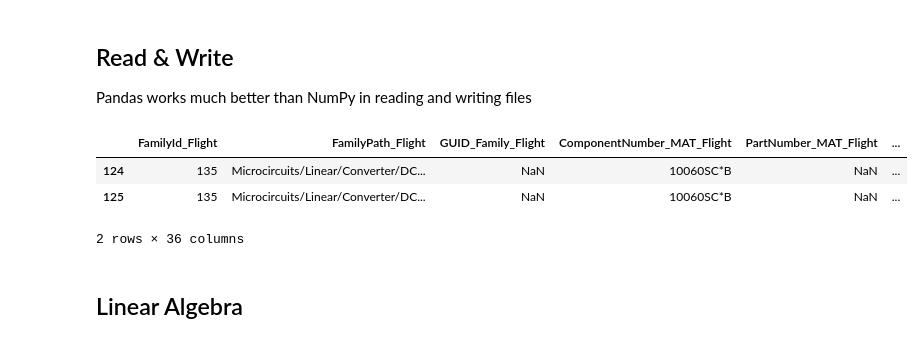
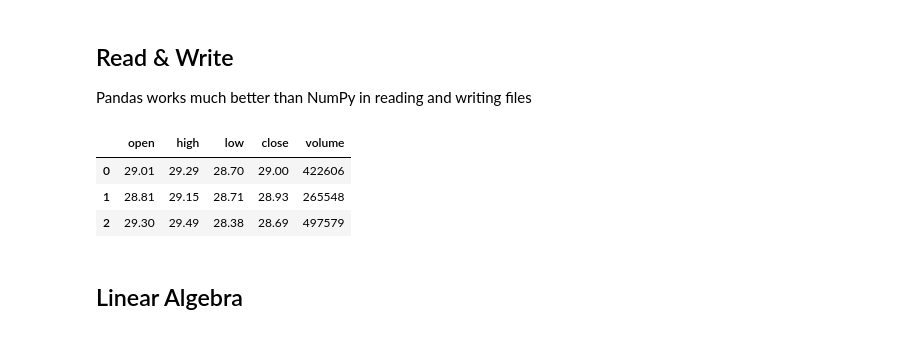
Before and after one commit to luigiselmi/datascience, a Jupyter notebook: python/scipy-numpy-cheat-sheet.ipynb, the cells around one changed output. Cells and saved outputs as stored; diff of their text form; code cells hidden in the pictures.

Commit message:
changed printed data

```diff
--- a/python/scipy-numpy-cheat-sheet.ipynb
+++ b/python/scipy-numpy-cheat-sheet.ipynb
@@ -112,14 +112,14 @@ print(recarray2.Strings) # prints all the values in column 'Strings'
 Pandas works much better than NumPy in reading and writing files
 # %%
 import pandas as pd
-path = 'data/sale-orders/version-2/ATN-Sales-Orders-v2-20170705-Sheet-1.csv'
+path = '../data/tui-dat.csv'
 df = pd.read_csv(path)
-df[124:126]
+df[0:3]
 # %% [output]
-|  | FamilyId_Flight | FamilyPath_Flight | GUID_Family_Flight | ComponentNumber_MAT_Flight | PartNumber_MAT_Flight | ... |
-| 124 | 135 | Microcircuits/Linear/Converter/DC... | NaN | 10060SC*B | NaN | ... |
-| 125 | 135 | Microcircuits/Linear/Converter/DC... | NaN | 10060SC*B | NaN | ... |
+|  | open | high | low | close | volume |
+| 0 | 29.01 | 29.29 | 28.70 | 29.00 | 422606 |
+| 1 | 28.81 | 29.15 | 28.71 | 28.93 | 265548 |
+| 2 | 29.30 | 29.49 | 28.38 | 28.69 | 497579 |
-2 rows × 36 columns
 # %% [markdown]
 ## Linear Algebra
 # %%
```
